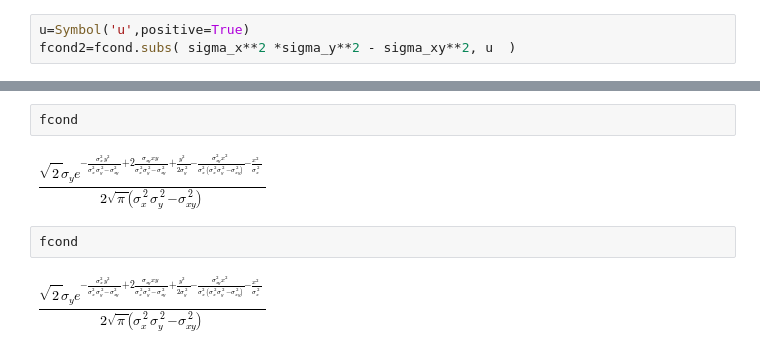
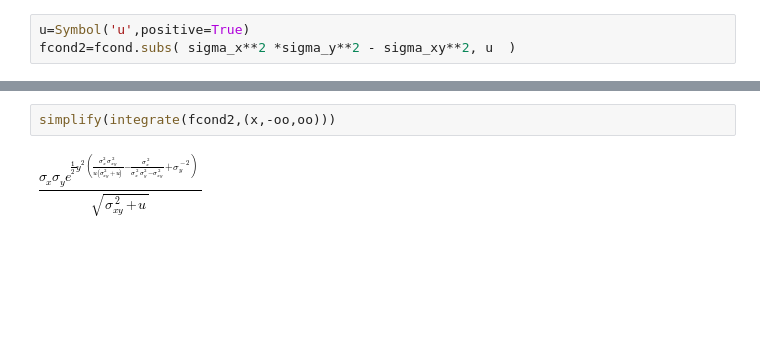
Before and after one commit to unpingco/Python-for-Signal-Processing, a Jupyter notebook: Conditional_Expectation_Projection.ipynb, the cells around one changed output, grey strips where cells are left out. Saved outputs shown, nothing was run; the diff lists cells and outputs as text; blank space fills up the shorter version.

```diff
--- a/Conditional_Expectation_Projection.ipynb
+++ b/Conditional_Expectation_Projection.ipynb
@@ -222,8 +166,4 @@ simplify(_)
-# %%
-fcond
-# %% [output]
-[figure, removed]
-# %%
-fcond
-# %% [output]
-[figure, removed]
+# %%
+simplify(integrate(fcond2,(x,-oo,oo)))
+# %% [output]
+[figure, added]
```
Also changed, not shown: parts of 21 cells of this notebook.
